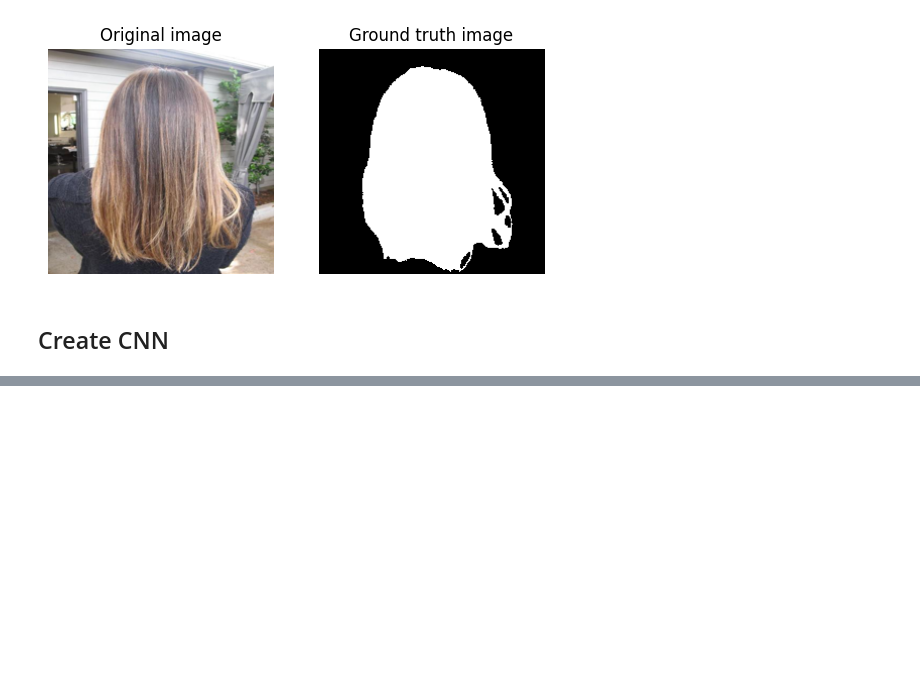
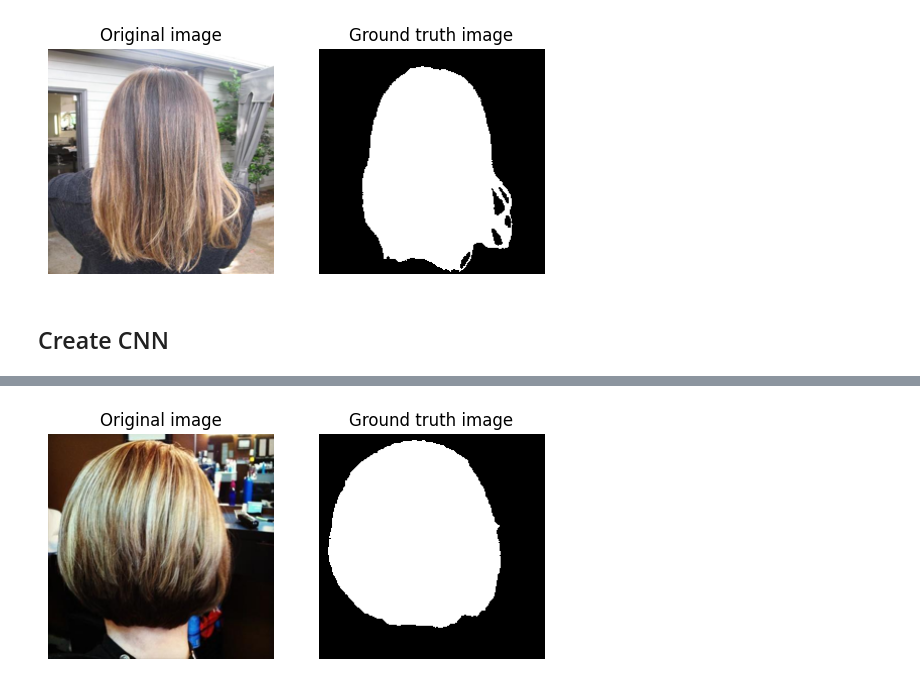
Before and after one commit to Kainasu/hair-seg-project, a Jupyter notebook: hair-segmentation.ipynb, the cells around one changed output, grey strips where cells are left out. Drawn from its saved outputs; the diff is of its cells as text; code cells hidden in the pictures; blank space fills up the shorter version.

```diff
--- a/hair-segmentation.ipynb
+++ b/hair-segmentation.ipynb
@@ -170,3 +192,9 @@ plt.show()
+# %%
+idx = 10
+fig, axes = plt.subplots(ncols=2)
+visualize_data(test_set[idx], axes)
+# %% [output]
+[figure, added]
 # %%
 def predict(image):
     return model.predict(image)
```
Also changed, not shown: parts of 7 cells of this notebook.
